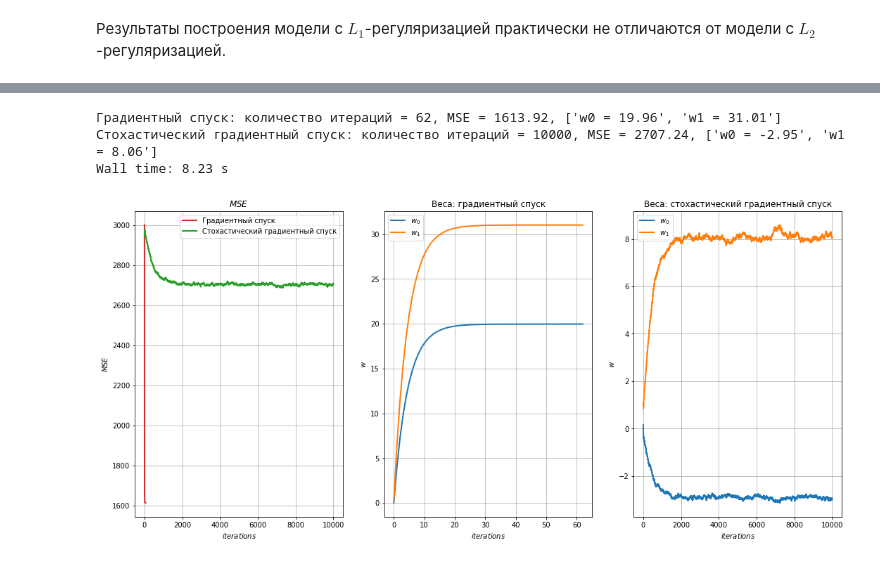
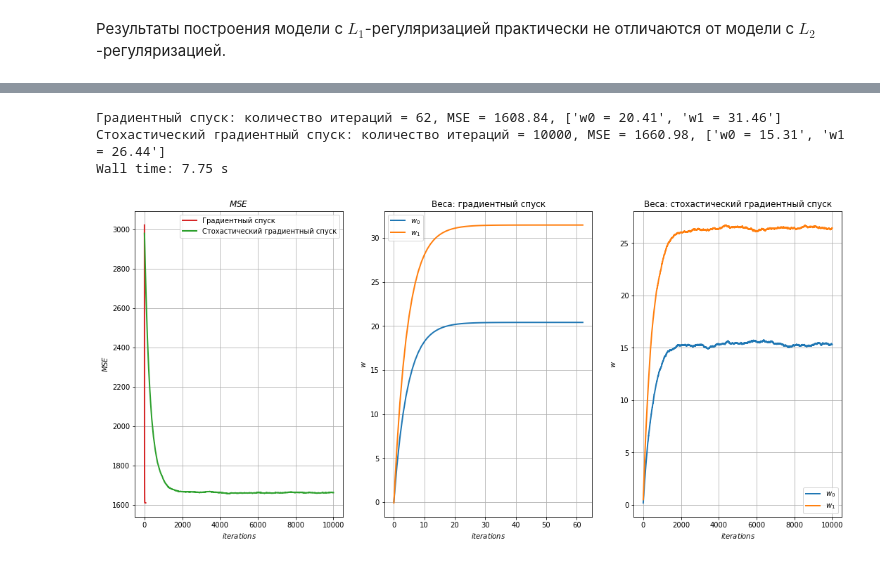
Before and after one commit to vitalyvj/data_analysis_algorithms, a Jupyter notebook: HW2.ipynb, the cells around one changed output, grey strips where cells are left out. Cells and saved outputs as stored; diff of their text form; code cells hidden in the pictures.

```diff
--- a/HW2.ipynb
+++ b/HW2.ipynb
@@ -250,7 +250,7 @@ def gradient_descent_l1(X, y, alpha, iters, tol, lambda_):
         err = calc_mse_l1(y, y_pred, lambda_, w)
         err_hist.append(err)
 
-        w = w - 2 * alpha * np.dot(X.T, (y_pred - y)) / X.shape[0] - lambda_ * np.sum(w) / np.sum(np.abs(w))
+        w = w - 2 * alpha * np.dot(X.T, (y_pred - y)) / X.shape[0] - lambda_ * w / np.abs(w)
         w_hist.append(w)
 
         if i > 2 and np.linalg.norm(w - w_hist[-2], ord=2) < tol:
@@ -271,7 +271,7 @@ def stochastic_gradient_descent_l1(X, y, alpha, iters, tol, n, lambda_): # n -
 
         b = np.random.randint(X.shape[0], size=n) # генерируем батч из n элементов
 
-        w = w - 2 * alpha * np.dot(X[b].T, (np.dot(X[b], w) - y[b])) / X.shape[0] - lambda_ * np.sum(w) / np.sum(np.abs(w))
+        w = w - 2 * alpha * np.dot(X[b].T, (np.dot(X[b], w) - y[b])) / X.shape[0] - lambda_ * w / np.abs(w)
 
         w_hist.append(w)
 
@@ -317,9 +317,9 @@ Wall time: 7.99 s
 # %%
 %%time
 
-execute_l1(alpha=0.1, iters=1e4, tol=1e-5, n=100, lambda_=1e-1, xlim=[None, None]) # lambda_=1e-1
+execute_l1(alpha=0.1, iters=1e4, tol=1e-5, n=100, lambda_=1e-2, xlim=[None, None]) # lambda_=1e-2
 # %% [output]
-Градиентный спуск: количество итераций = 62, MSE = 1613.92, ['w0 = 19.96', 'w1 = 31.01']
-Стохастический градиентный спуск: количество итераций = 10000, MSE = 2707.24, ['w0 = -2.95', 'w1 = 8.06']
-Wall time: 8.23 s
+Градиентный спуск: количество итераций = 62, MSE = 1608.84, ['w0 = 20.41', 'w1 = 31.46']
+Стохастический градиентный спуск: количество итераций = 10000, MSE = 1660.98, ['w0 = 15.31', 'w1 = 26.44']
+Wall time: 7.75 s
-[figure, old version]
+[figure, new version]
```
Also changed, not shown: parts of 10 cells of this notebook.
